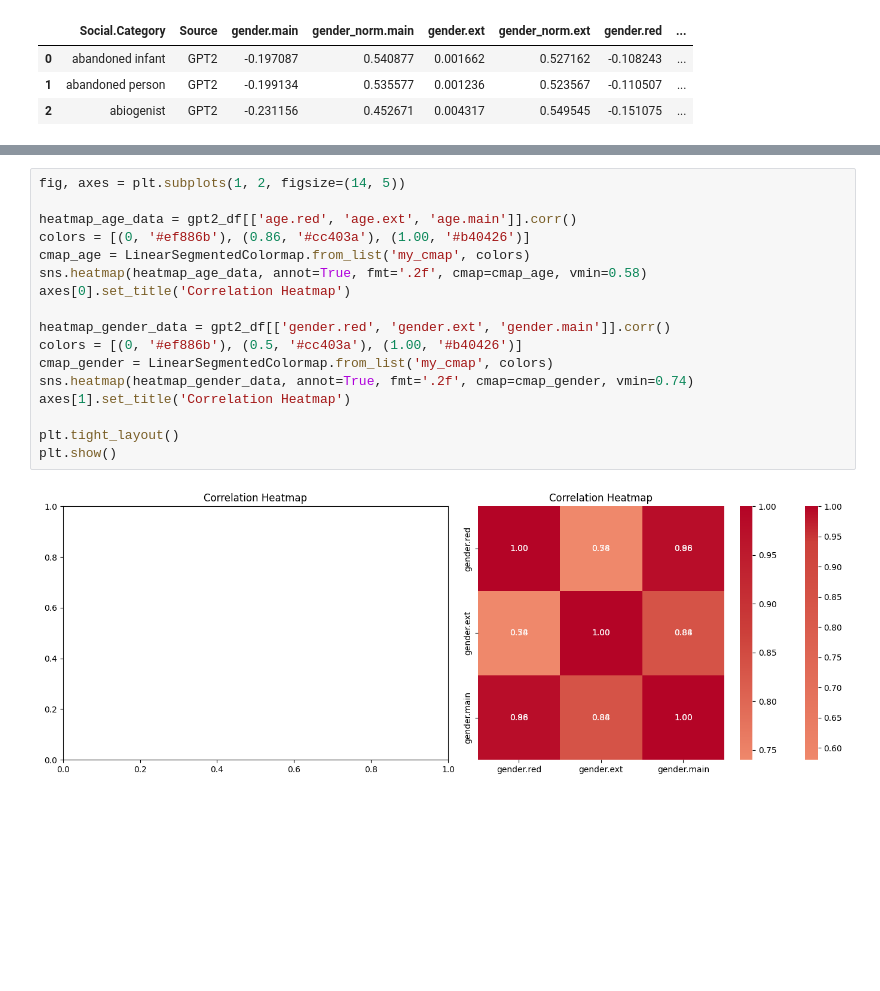
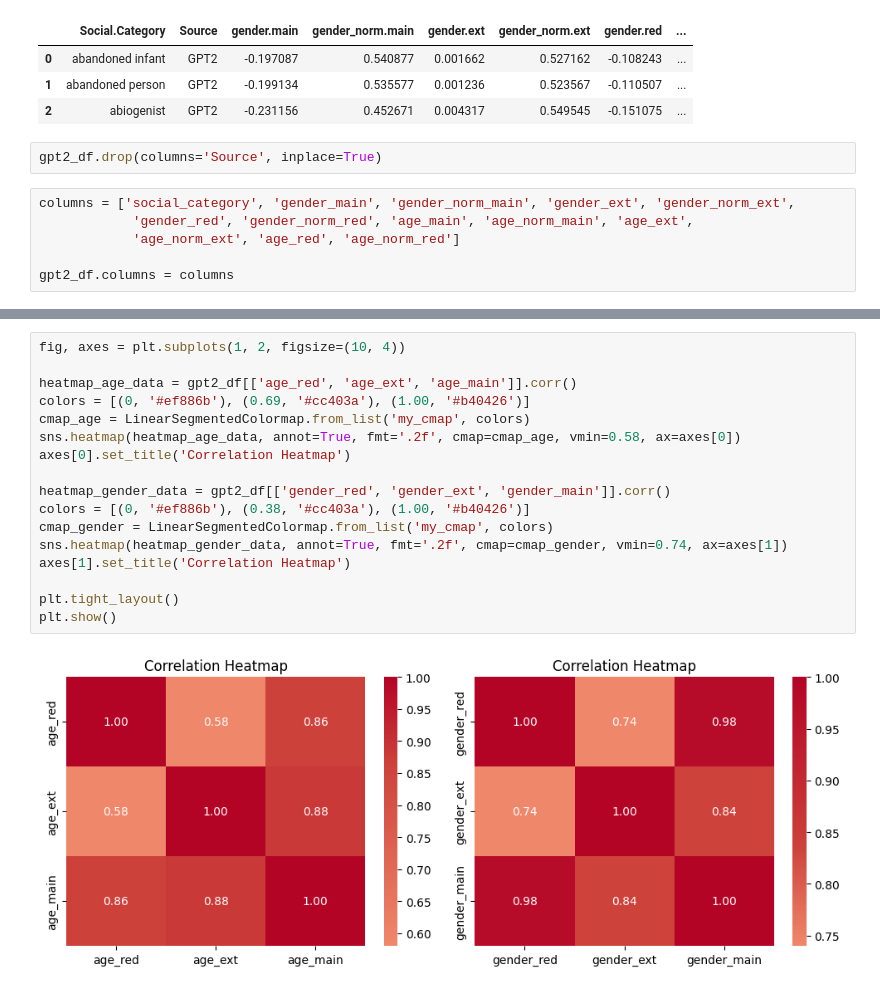
Before and after one commit to romgzn/Data_Analysis_Machine_Learning_Assignments, a Jupyter notebook: second_assignment/age_gender_cor.ipynb, the cells around one changed output, grey strips where cells are left out. Cells and saved outputs as stored; diff of their text form; blank space fills up the shorter version.

Commit message:
Correct column names as per the assignment sheet and run regression

```diff
--- a/second_assignment/age_gender_cor.ipynb
+++ b/second_assignment/age_gender_cor.ipynb
@@ -38,3 +38,11 @@ gpt2_df.head(3)
 | 0 | abandoned infant | GPT2 | -0.197087 | 0.540877 | 0.001662 | 0.527162 | -0.108243 | ... |
 | 1 | abandoned person | GPT2 | -0.199134 | 0.535577 | 0.001236 | 0.523567 | -0.110507 | ... |
 | 2 | abiogenist | GPT2 | -0.231156 | 0.452671 | 0.004317 | 0.549545 | -0.151075 | ... |
+# %%
+gpt2_df.drop(columns='Source', inplace=True)
+# %%
+columns = ['social_category', 'gender_main', 'gender_norm_main', 'gender_ext', 'gender_norm_ext',
+            'gender_red', 'gender_norm_red', 'age_main', 'age_norm_main', 'age_ext',
+            'age_norm_ext', 'age_red', 'age_norm_red']
+
+gpt2_df.columns = columns
@@ -44,21 +54,21 @@ pg.corr(gpt2_df['gender_norm.main'], gpt2_df['age_norm.main'])
 |  | n | r | CI95 | p_val | BF10 | power |
 | pearson | 3495 | 0.872559 | [0.86, 0.88] | 0.0 | inf | 1.0 |
 # %%
-fig, axes = plt.subplots(1, 2, figsize=(14, 5))
+fig, axes = plt.subplots(1, 2, figsize=(10, 4))
 
-heatmap_age_data = gpt2_df[['age.red', 'age.ext', 'age.main']].corr()
-colors = [(0, '#ef886b'), (0.86, '#cc403a'), (1.00, '#b40426')]
+heatmap_age_data = gpt2_df[['age_red', 'age_ext', 'age_main']].corr()
+colors = [(0, '#ef886b'), (0.69, '#cc403a'), (1.00, '#b40426')]
 cmap_age = LinearSegmentedColormap.from_list('my_cmap', colors)
-sns.heatmap(heatmap_age_data, annot=True, fmt='.2f', cmap=cmap_age, vmin=0.58)
+sns.heatmap(heatmap_age_data, annot=True, fmt='.2f', cmap=cmap_age, vmin=0.58, ax=axes[0])
 axes[0].set_title('Correlation Heatmap')
 
-heatmap_gender_data = gpt2_df[['gender.red', 'gender.ext', 'gender.main']].corr()
-colors = [(0, '#ef886b'), (0.5, '#cc403a'), (1.00, '#b40426')]
+heatmap_gender_data = gpt2_df[['gender_red', 'gender_ext', 'gender_main']].corr()
+colors = [(0, '#ef886b'), (0.38, '#cc403a'), (1.00, '#b40426')]
 cmap_gender = LinearSegmentedColormap.from_list('my_cmap', colors)
-sns.heatmap(heatmap_gender_data, annot=True, fmt='.2f', cmap=cmap_gender, vmin=0.74)
+sns.heatmap(heatmap_gender_data, annot=True, fmt='.2f', cmap=cmap_gender, vmin=0.74, ax=axes[1])
 axes[1].set_title('Correlation Heatmap')
 
 plt.tight_layout()
 plt.show()
 # %% [output]
-[figure, old version]
+[figure, new version]
```
Also changed, not shown: parts of 6 cells of this notebook.
